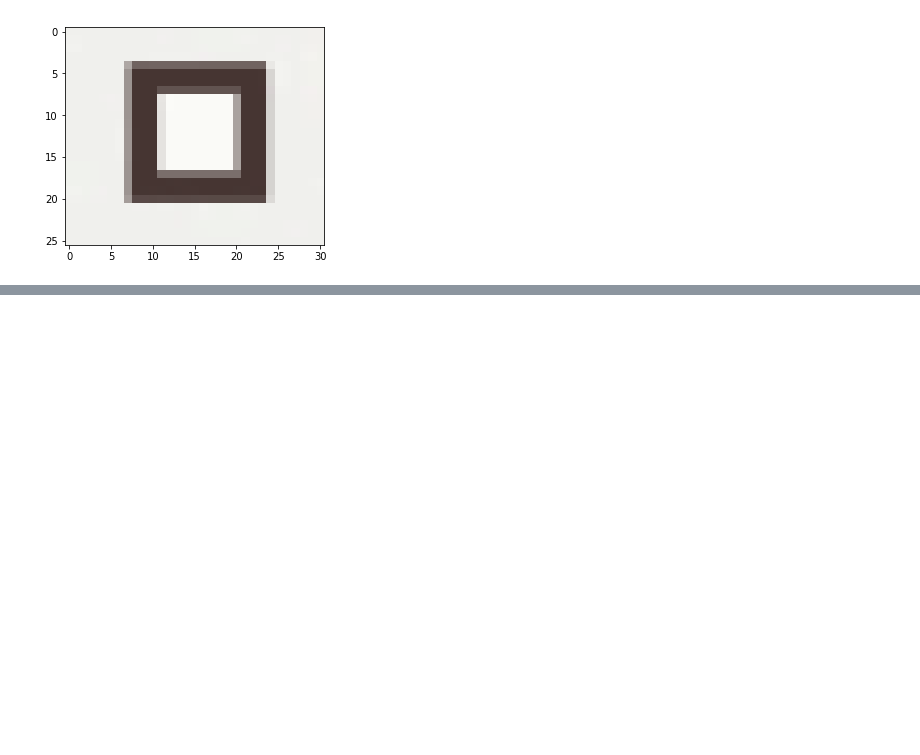
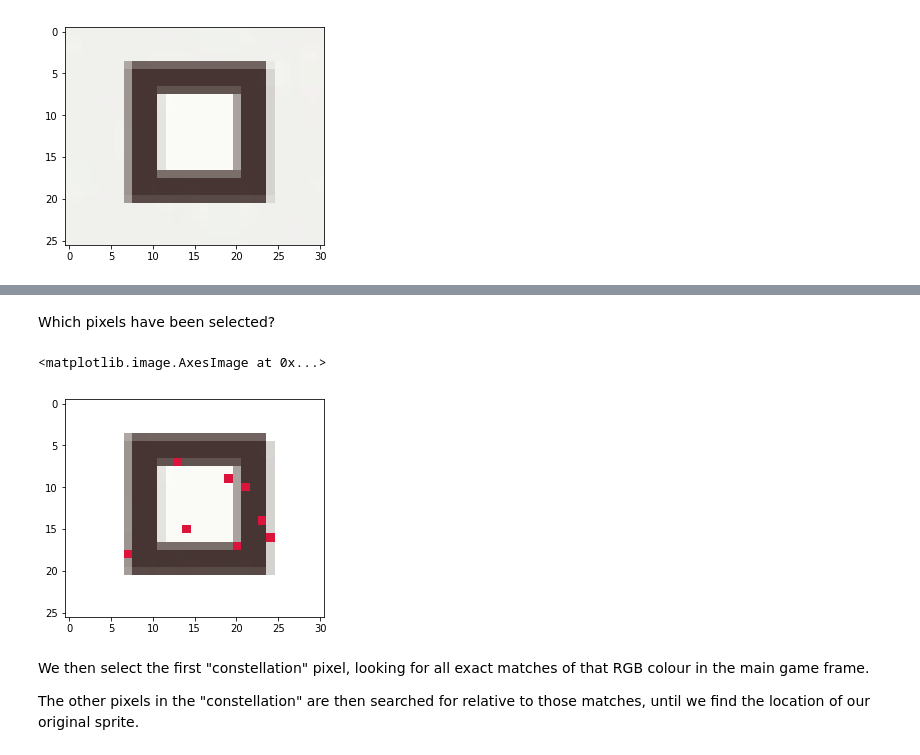
Before and after one commit to david-macleod/mini-metro, a Jupyter notebook: notebooks/01-station-sprites-alpha.ipynb, the cells around one changed output, grey strips where cells are left out. Cells and saved outputs as stored; diff of their text form; code cells hidden in the pictures; blank space fills up the shorter version.

```diff
--- a/notebooks/01-station-sprites-alpha.ipynb
+++ b/notebooks/01-station-sprites-alpha.ipynb
@@ -53,0 +96,17 @@ We found the sprite! However this is a strict pixel match, we actually want some
+# %% [markdown]
+Which pixels have been selected?
+# %%
+# splitting the x, y pixels into separate lists (for numpy slicing)
+pixels_y, pixels_x = list(zip(*sprite.constellation_of_pixels[0].keys()))
+# %%
+img = sprite.image_data.copy()[...,0] # removing 'animation' channel
+skimage.draw.set_color(img, coords=(np.array(pixels_y), np.array(pixels_x)), color=[220,20,60,255])
+
+plt.imshow(img)
+# %% [output]
+<matplotlib.image.AxesImage at 0x...>
+[figure, added]
+# %% [markdown]
+We then select the first "constellation" pixel, looking for all exact matches of that RGB colour in the main game frame.
+
+The other pixels in the "constellation" are then searched for relative to those matches, until we find the location of our original sprite.
```
Also changed, not shown: parts of 12 cells of this notebook.
